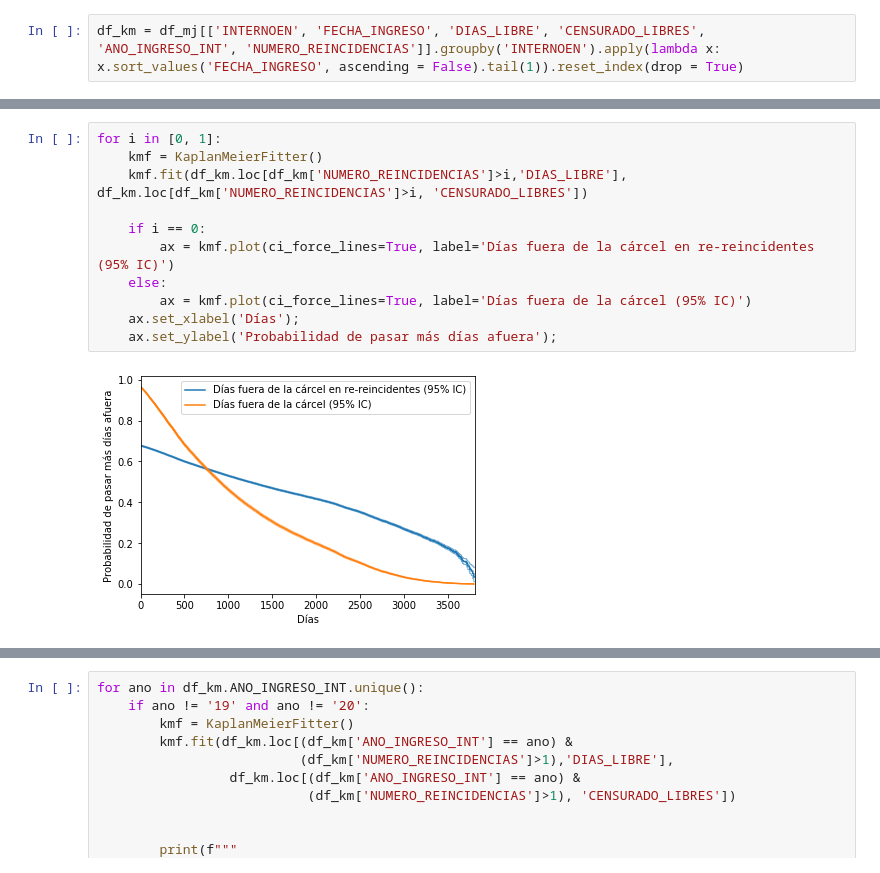
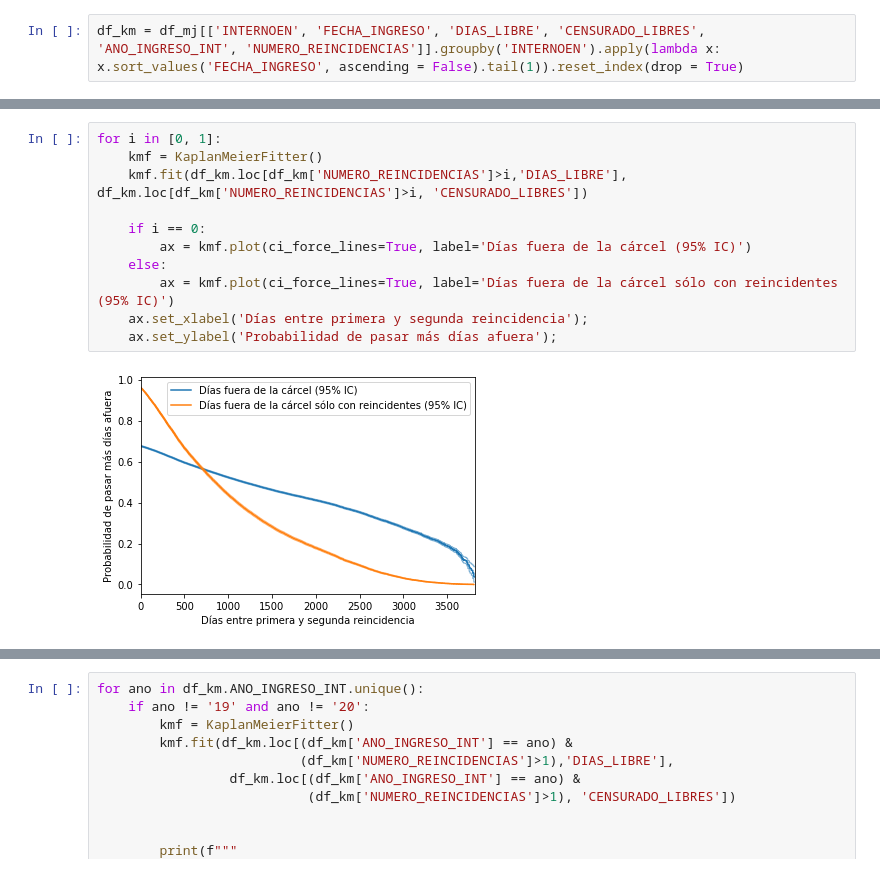
Before and after one commit to sagilar/ds4a-team6, a Jupyter notebook: TIME_ANALYSIS_project_notebook_minjusticia.ipynb, the cells around one changed output, grey strips where cells are left out. Cells and saved outputs as stored; diff of their text form.

```diff
--- a/TIME_ANALYSIS_project_notebook_minjusticia.ipynb
+++ b/TIME_ANALYSIS_project_notebook_minjusticia.ipynb
@@ -345,13 +374,13 @@ df_km = df_mj[['INTERNOEN', 'FECHA_INGRESO', 'DIAS_LIBRE', 'CENSURADO_LIBRES', '
 # %%
 for i in [0, 1]:
     kmf = KaplanMeierFitter()
     kmf.fit(df_km.loc[df_km['NUMERO_REINCIDENCIAS']>i,'DIAS_LIBRE'], df_km.loc[df_km['NUMERO_REINCIDENCIAS']>i, 'CENSURADO_LIBRES'])
 
     if i == 0:
-        ax = kmf.plot(ci_force_lines=True, label='Días fuera de la cárcel en re-reincidentes (95% IC)')
+        ax = kmf.plot(ci_force_lines=True, label='Días fuera de la cárcel (95% IC)')
     else:
-        ax = kmf.plot(ci_force_lines=True, label='Días fuera de la cárcel (95% IC)')
-    ax.set_xlabel('Días');
+        ax = kmf.plot(ci_force_lines=True, label='Días fuera de la cárcel sólo con reincidentes (95% IC)')
+    ax.set_xlabel('Días entre primera y segunda reincidencia');
     ax.set_ylabel('Probabilidad de pasar más días afuera');
 # %% [output]
-[figure, old version]
+[figure, new version]
```
Also changed, not shown: parts of 17 cells of this notebook, 26 other files.
